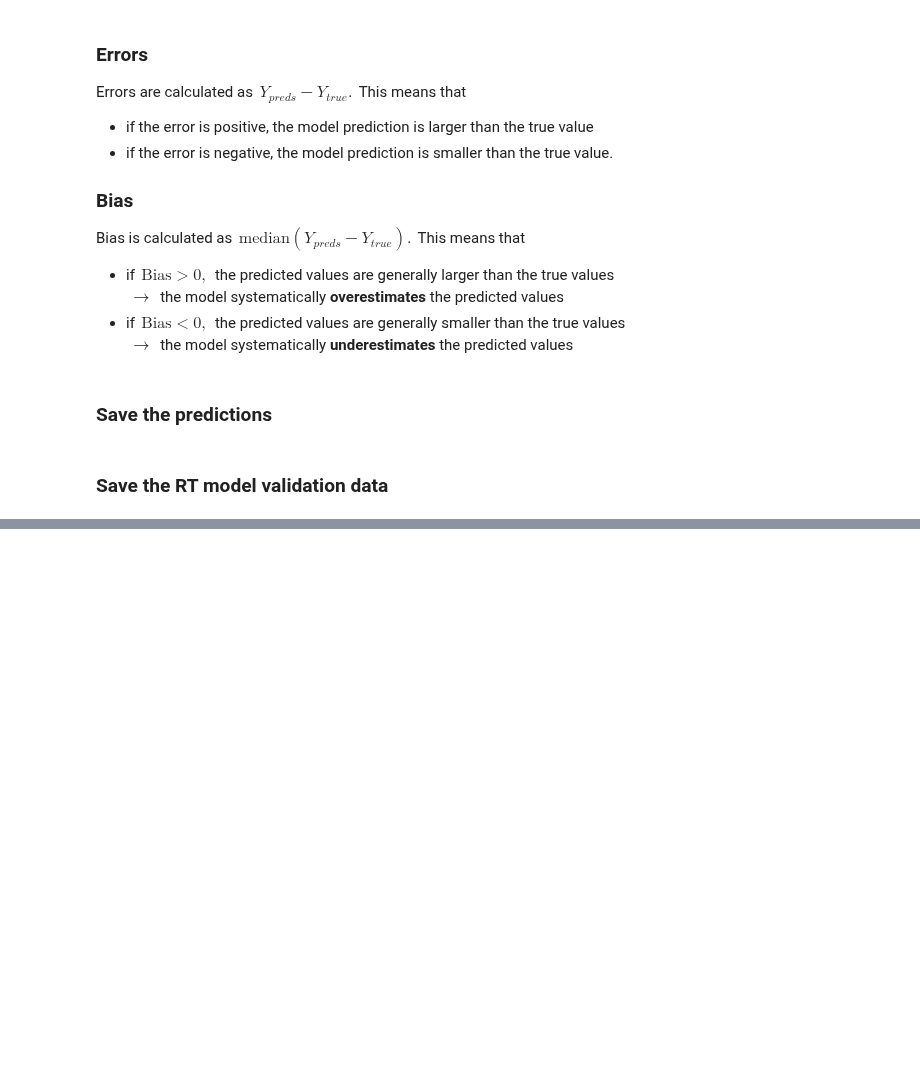
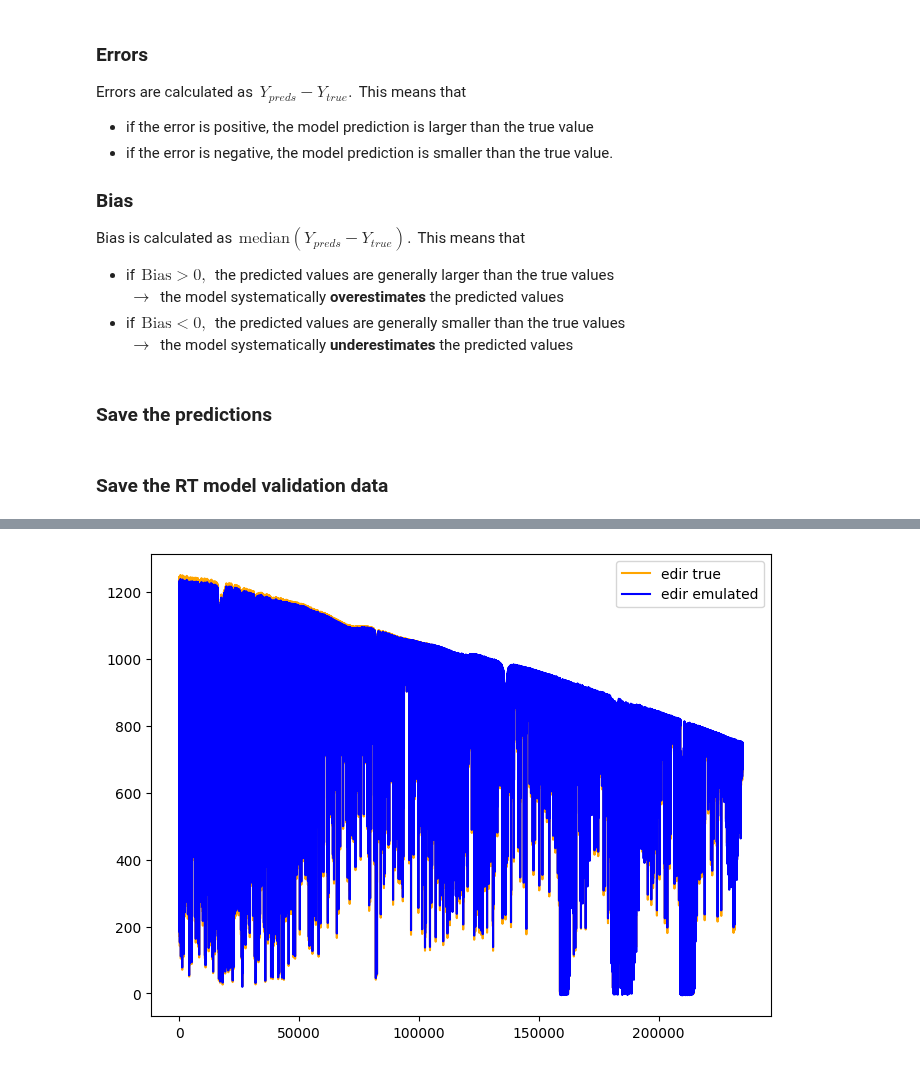
Before and after one commit to HerraKaava/RT_model_emulator, a Jupyter notebook: code-files/NN_model_edir.ipynb, the cells around one changed output, grey strips where cells are left out. Saved outputs shown, nothing was run; the diff lists cells and outputs as text; code cells hidden in the pictures; blank space fills up the shorter version.

```diff
--- a/code-files/NN_model_edir.ipynb
+++ b/code-files/NN_model_edir.ipynb
@@ -339,0 +318,2 @@ plot_data(y_true=Y_test_edir,
+# %%
+test_preds = NN_model.predict(scaled_X_test)
@@ -339,0 +322,4 @@ plot_data(y_true=Y_test_edir,
+# %%
+plot_random(test_preds, scaled_X_test, Y_test, "edir")
+# %% [output]
+[figure, added]
```
Also changed, not shown: parts of 22 cells of this notebook.
